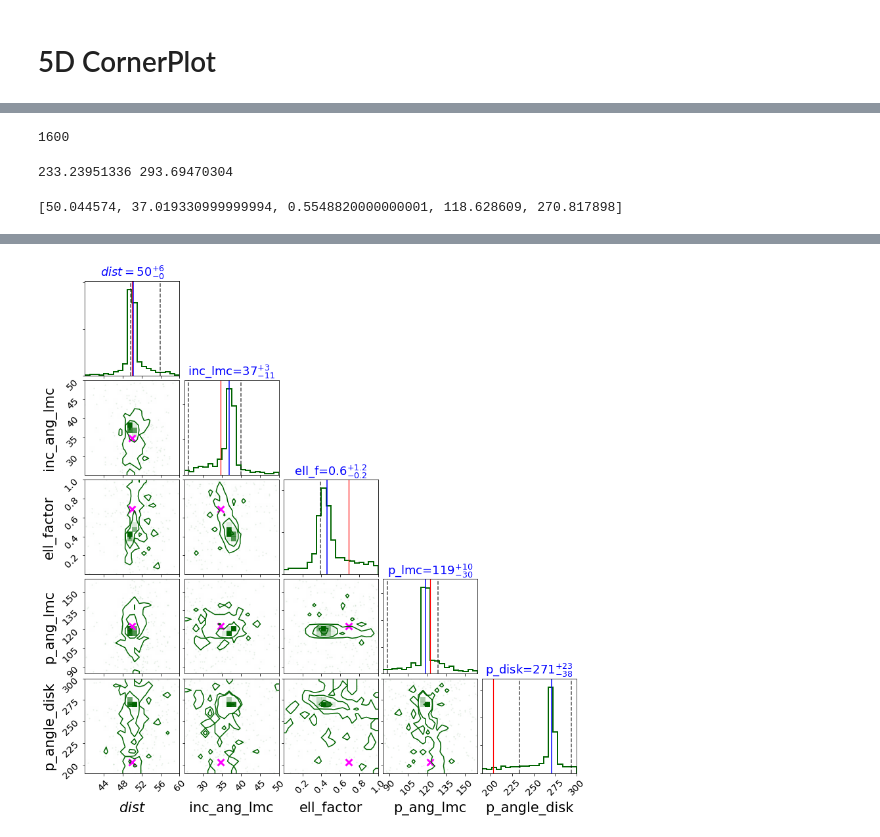
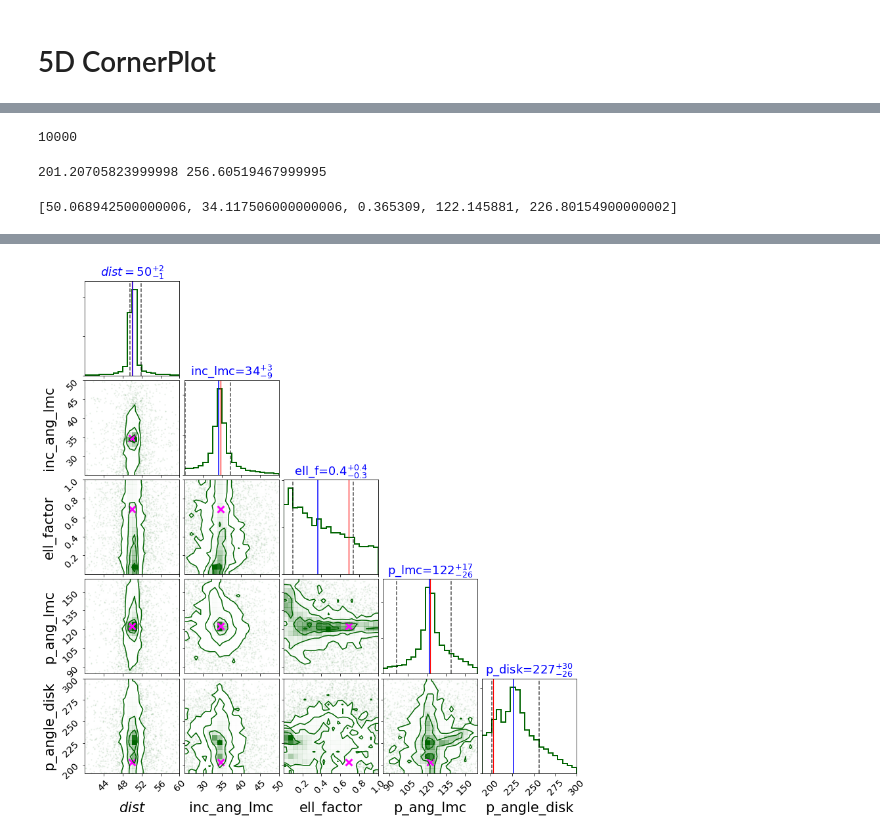
Before and after one commit to RogerMor/LMCpaper, a Jupyter notebook: LMC_CornerPlot.ipynb, the cells around one changed output, grey strips where cells are left out. Cells and saved outputs as stored; diff of their text form; code cells hidden in the pictures.

Commit message:
Corner Plot 5 parameters updated results

```diff
--- a/LMC_CornerPlot.ipynb
+++ b/LMC_CornerPlot.ipynb
@@ -73,7 +73,7 @@ alpha3_list=[]
 Hr1_list=[]
 Hr2_list=[]
 
-with open('abc_mpi.txt') as ABCresults: # Reading the simulation variables
+with open('abc_mp_2.txt') as ABCresults: # Reading the simulation variables
 
     for line in ABCresults:
         if not line.startswith("param"):
@@ -94,7 +94,7 @@ with open('abc_mpi.txt') as ABCresults: # Reading the simulation variables
 
 
 
-dimension=1600
+dimension=10000
 
 sfh=np.array(SFH_list).reshape(dimension)
 alpha1=np.array(alpha1_list).reshape(dimension)
@@ -125,7 +125,7 @@ import corner
 #np.random.seed(42)
 
 # Set up the parameters of the problem.
-ndim, nsamples =5 ,1600
+ndim, nsamples =5 ,10000
 # Generate some fake data.
 #data1 = np.random.randn(ndim * 4 * nsamples / 5).reshape([4 * nsamples / 5,
 #                                                          ndim])
@@ -181,17 +181,17 @@ rcParams["text.color"] = "blue"
 # %%
 print(len(data[:,1]))
 # %% [output]
-1600
+10000
 # %%
 print(q_16, q_84)
 # %% [output]
-233.23951336 293.69470304
+201.20705823999998 256.60519467999995
 # %%
 data3=data
 # %%
 print(q_50_list)
 # %% [output]
-[50.044574, 37.019330999999994, 0.5548820000000001, 118.628609, 270.817898]
+[50.068942500000006, 34.117506000000006, 0.365309, 122.145881, 226.80154900000002]
 # %%
 # Plot it.
 ndim=5
@@ -231,7 +231,7 @@ for i in range(ndim):
     #ax.plot(x[i],nparam_density[i],color='blue')
 
     ax.axvline(motherx[i], color="red",lw=1.2)
-    ax.axvline(mostprob[i], color="b",lw=1.5)
+    ax.axvline(q_50_list[i], color="b",lw=1.5)
 
     ax.set_title(title_list[i], fontsize= 18)
 
@@ -248,6 +248,7 @@ for t in range(1,5):
         #coef,pvalue=stats.pearsonr(datacoef[:,tj],datacoef[:,t])
         #ax2.text(float(coef),0.9,0.9)
         #ax2.text(0.85, 0.92,str(round(float(coef), 2)), ha='center', va='center', transform=ax2.transAxes,color="black",fontweight='bold')
+        #ax2.text()
         #print(float(coef))
 
 plt.show()
@@ -264,3 +264,3 @@ WARNING:root:Too few points to create valid contours
 The 'normed' kwarg was deprecated in Matplotlib 2.1 and will be removed in 3.1. Use 'density' instead.
   range=np.sort(range[i]), **hist_kwargs)
-[figure, old version]
+[figure, new version]
```
Also changed, not shown: parts of 6 cells of this notebook.
